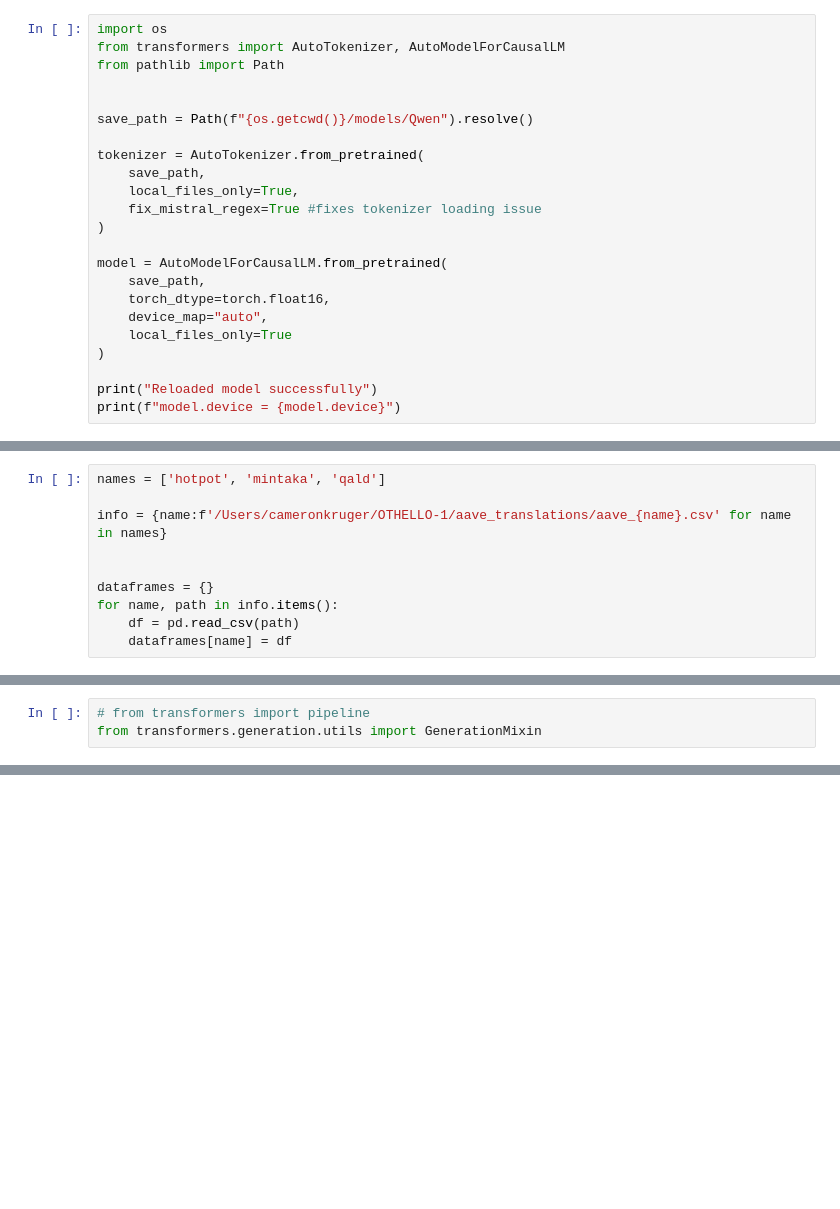
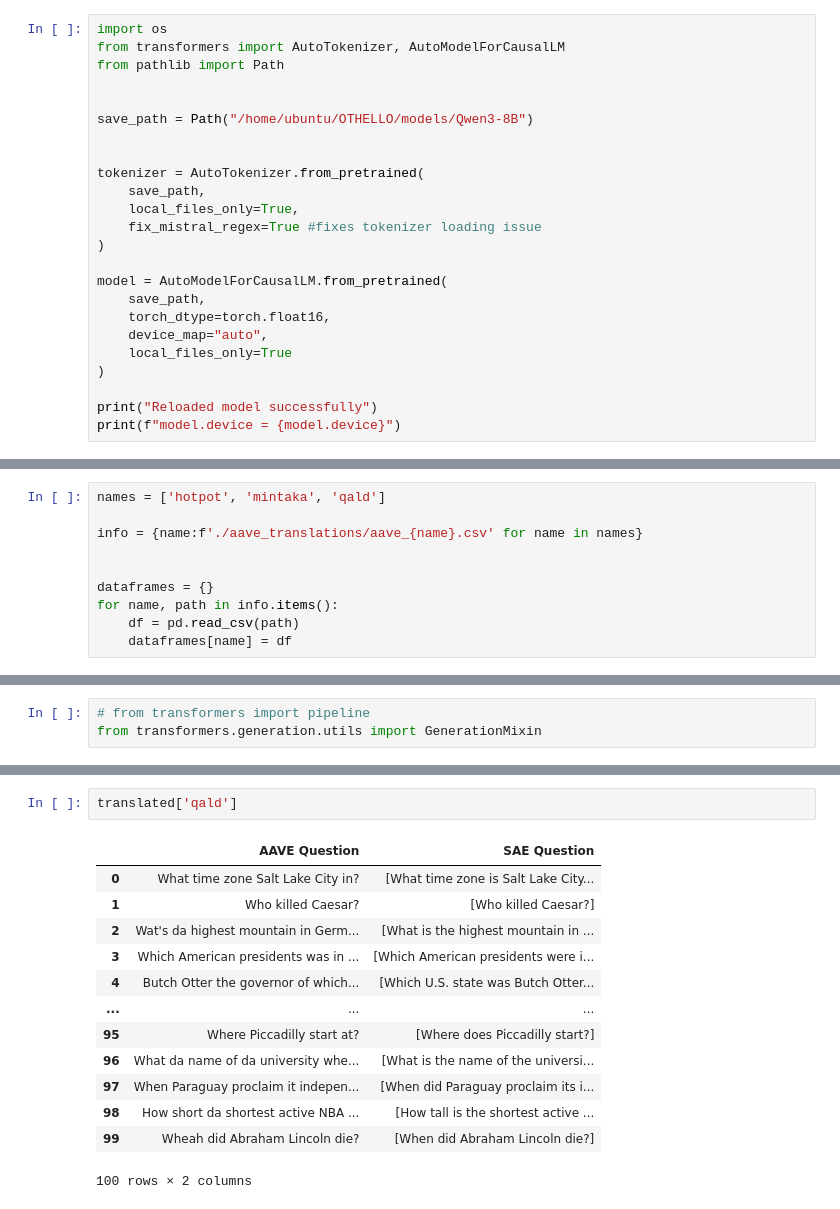
Before and after one commit to camjii/OTHELLO, a Jupyter notebook: AAVE_to_SAE_pipeline.ipynb, the cells around one changed output, grey strips where cells are left out. Cells and saved outputs as stored; diff of their text form; blank space fills up the shorter version.

Commit message:
rip, we'll get 'em next time

```diff
--- a/AAVE_to_SAE_pipeline.ipynb
+++ b/AAVE_to_SAE_pipeline.ipynb
@@ -88,7 +96,8 @@ from transformers import AutoTokenizer, AutoModelForCausalLM
 from pathlib import Path
 
 
-save_path = Path(f"{os.getcwd()}/models/Qwen").resolve()
+save_path = Path("/home/ubuntu/OTHELLO/models/Qwen3-8B")
+
 
 tokenizer = AutoTokenizer.from_pretrained(
     save_path,
@@ -116,7 +126,7 @@ import pandas as pd
 # %%
 names = ['hotpot', 'mintaka', 'qald']
 
-info = {name:f'/Users/cameronkruger/OTHELLO-1/aave_translations/aave_{name}.csv' for name in names}
+info = {name:f'./aave_translations/aave_{name}.csv' for name in names}
 
 
 dataframes = {}
@@ -207,3 +239,19 @@ for name, data in dataframes.items():
+# %%
+translated['qald']
+# %% [output]
+|  | AAVE Question | SAE Question |
+| 0 | What time zone Salt Lake City in? | [What time zone is Salt Lake City... |
+| 1 | Who killed Caesar? | [Who killed Caesar?] |
+| 2 | Wat's da highest mountain in Germ... | [What is the highest mountain in ... |
+| 3 | Which American presidents was in ... | [Which American presidents were i... |
+| 4 | Butch Otter the governor of which... | [Which U.S. state was Butch Otter... |
+| ... | ... | ... |
+| 95 | Where Piccadilly start at? | [Where does Piccadilly start?] |
+| 96 | What da name of da university whe... | [What is the name of the universi... |
+| 97 | When Paraguay proclaim it indepen... | [When did Paraguay proclaim its i... |
+| 98 | How short da shortest active NBA ... | [How tall is the shortest active ... |
+| 99 | Wheah did Abraham Lincoln die? | [When did Abraham Lincoln die?] |
+100 rows × 2 columns
 # %%
 import ast
 import re
```
Also changed, not shown: parts of 6 cells of this notebook, 9 other files.
